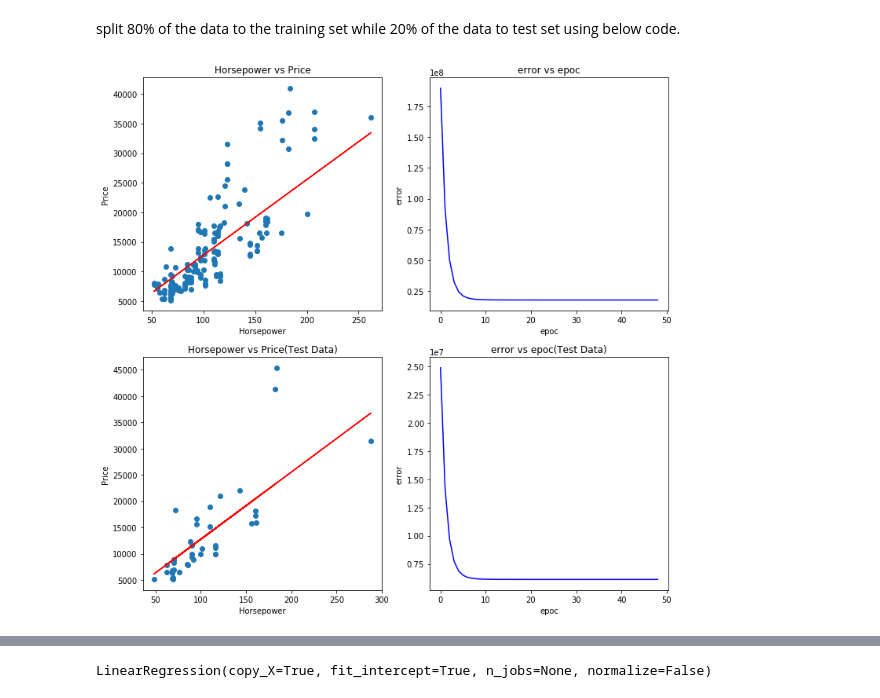
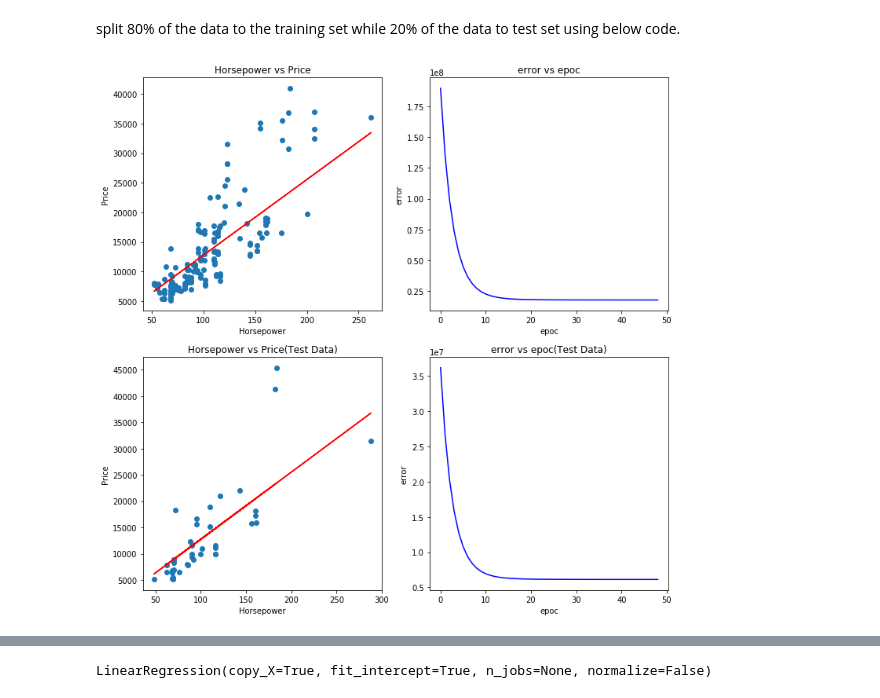
Before and after one commit to akashviswan/learn_ml, a Jupyter notebook: Linear Regression.ipynb, the cells around one changed output, grey strips where cells are left out. Cells and saved outputs as stored; diff of their text form; code cells hidden in the pictures.

```diff
--- a/Linear Regression.ipynb
+++ b/Linear Regression.ipynb
@@ -86,7 +122,7 @@ b = np.array([[0],[0]], dtype=np.double)
 
 # 3. set learning rate and apoc
 
-L = .0000001  # The learning Rate
+L = .00000005  # The learning Rate
 epochs = 50  # The number of iterations to perform gradient descent
 error = []
 error_test = []
@@ -124,32 +160,32 @@ for i in range(epochs):
         ax[0,0].scatter(X_train[:,1], y_train)
         ax[0,0].set_title('Horsepower vs Price')
         ax[0,0].set(xlabel='Horsepower', ylabel = 'Price')
         ax[0,0].plot(X_train[:,1],y_pred, color='red')
         #plt.pause(.05)
 
         ax[0,1].set_title('error vs epoc')
         ax[0,1].set(xlabel='epoc', ylabel = 'error')
         ax[0,1].plot(error, color='blue')
         #plt.pause(.05)
 
         ax[1,0].scatter(X_test[:,1], y_test)
         ax[1,0].set_title('Horsepower vs Price(Test Data)')
         ax[1,0].set(xlabel='Horsepower', ylabel = 'Price')
         ax[1,0].plot(X_test[:,1],y_test_pred, color='red')
         #plt.pause(.05)
 
         ax[1,1].set_title('error vs epoc(Test Data)')
         ax[1,1].set(xlabel='epoc', ylabel = 'error')
         ax[1,1].plot(error_test, color='blue')
         #plt.pause(.05)
 
 
 
 
         #ax[1,1].plot3D(x3d,y3d,Z3d)
         display(fig)
 
         clear_output(wait = True)
-        plt.pause(0.01)
+        plt.pause(0.001)
 # %% [output]
-[figure, old version]
+[figure, new version]
```
Also changed, not shown: parts of 16 cells of this notebook, 5 other files.
